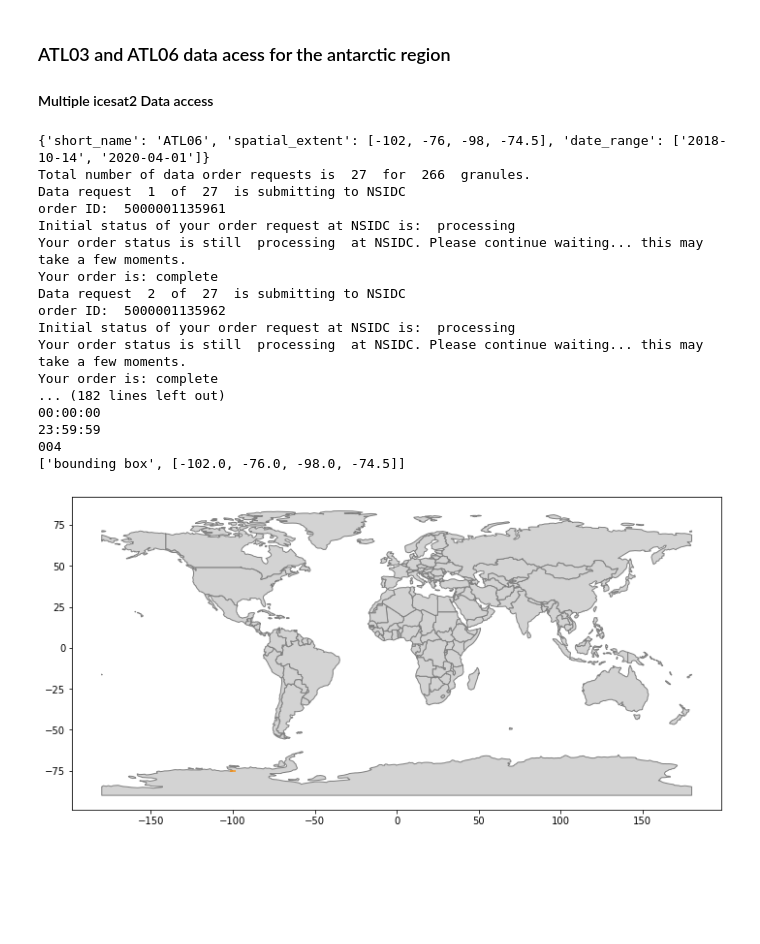
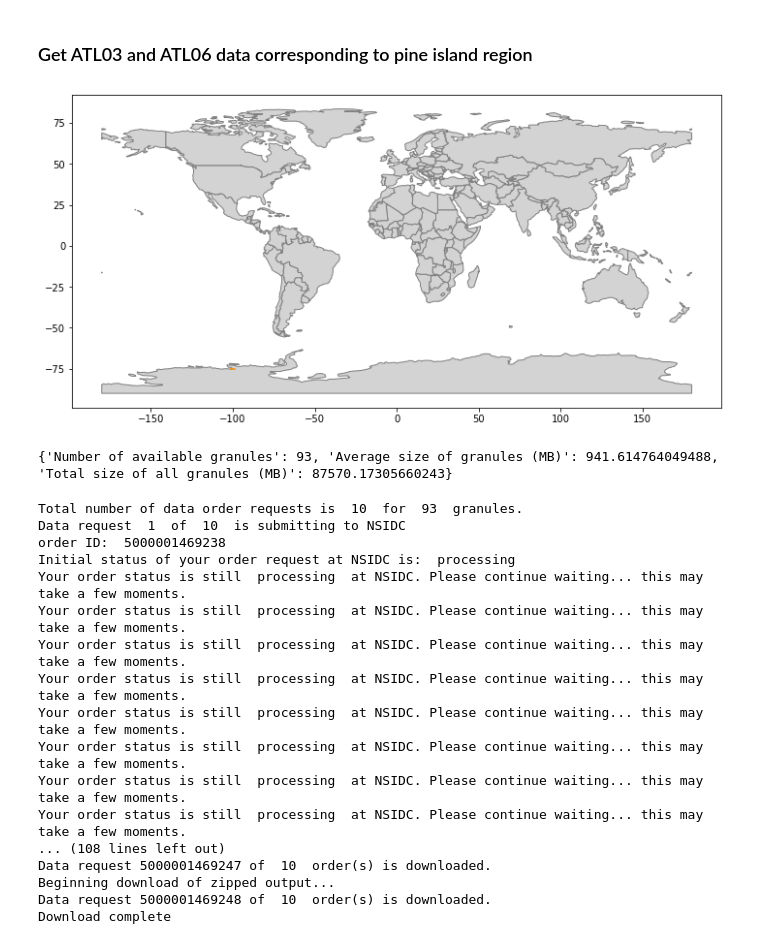
Before and after one commit to xinluo2018/icesat2, a Jupyter notebook: notebooks/data_access.ipynb, the cells around one changed output. Drawn from its saved outputs; the diff is of its cells as text; code cells hidden in the pictures; blank space fills up the shorter version.

```diff
--- a/notebooks/data_access.ipynb
+++ b/notebooks/data_access.ipynb
@@ -101,41 +6,41 @@ Download complete
 # %% [markdown]
-### ATL03 and ATL06 data acess for the antarctic region
-#### Multiple icesat2 Data access
+### Get ATL03 and ATL06 data corresponding to pine island region
-# %%
-spatial_extent = [-102, -76, -98, -74.5]
-earthdata_email='xinluo_xin@163.com'
-earthdata_uid='411795604'
-data_root= config.root + '/data/icesat2/land_ice_antarctic'
-
-# requests=[            # some bugs
-#     {   'short_name' : 'ATL06',
-#         'spatial_extent' : spatial_extent,
-#         'date_range' : ['2018-10-14','2020-04-01']},
-#     {   'short_name' :'ATL03',
-#         'spatial_extent' : spatial_extent,
-#         'date_range' : ['2019-12-28', '2019-12-29']}]
-requests=[
-    {   'short_name' : 'ATL06',
-        'spatial_extent' : spatial_extent,
-        'date_range' : ['2018-10-14','2020-04-01']}]
-
-multiple_is2_requests(earthdata_email, earthdata_uid, data_root, requests, subset=True, download=True);
-# %% [output]
-{'short_name': 'ATL06', 'spatial_extent': [-102, -76, -98, -74.5], 'date_range': ['2018-10-14', '2020-04-01']}
-Total number of data order requests is  27  for  266  granules.
-Data request  1  of  27  is submitting to NSIDC
-order ID:  5000001135961
-Initial status of your order request at NSIDC is:  processing
-Your order status is still  processing  at NSIDC. Please continue waiting... this may take a few moments.
-Your order is: complete
-Data request  2  of  27  is submitting to NSIDC
-order ID:  5000001135962
-Initial status of your order request at NSIDC is:  processing
-Your order status is still  processing  at NSIDC. Please continue waiting... this may take a few moments.
-Your order is: complete
-... (182 lines left out)
-00:00:00
-23:59:59
-004
-['bounding box', [-102.0, -76.0, -98.0, -74.5]]
-[figure, removed]
+# %%
+## Configure
+earthdata_uid = '411795604'  # for earthdata website login
+email = 'xinluo_xin@163.com'
+short_name_atl03 = 'ATL03'
+spatial_extent = [-102, -76, -98, -74.5]     # pine island
+date_range = ['2019-01-01','2019-6-30']
+path_down_data = 'data/icesat2/pineisland_atl03'
+# %%
+region_sel = ipx.Query(short_name_atl03, spatial_extent, date_range)
+# region_sel = ipx.Query(short_name_atl06, spatial_extent, date_range)
+region_sel.visualize_spatial_extent()
+print(region_sel.avail_granules())
+# %% [output]
+[figure, added]
+{'Number of available granules': 93, 'Average size of granules (MB)': 941.614764049488, 'Total size of all granules (MB)': 87570.17305660243}
+# %%
+# earthdata user login and data download
+region_sel.earthdata_login(earthdata_uid, email)
+region_sel.order_granules(email=False)
+region_sel.download_granules(path=path_down_data, verbose=False, subset=True)
+# %% [output]
+Total number of data order requests is  10  for  93  granules.
+Data request  1  of  10  is submitting to NSIDC
+order ID:  5000001469238
+Initial status of your order request at NSIDC is:  processing
+Your order status is still  processing  at NSIDC. Please continue waiting... this may take a few moments.
+Your order status is still  processing  at NSIDC. Please continue waiting... this may take a few moments.
+Your order status is still  processing  at NSIDC. Please continue waiting... this may take a few moments.
+Your order status is still  processing  at NSIDC. Please continue waiting... this may take a few moments.
+Your order status is still  processing  at NSIDC. Please continue waiting... this may take a few moments.
+Your order status is still  processing  at NSIDC. Please continue waiting... this may take a few moments.
+Your order status is still  processing  at NSIDC. Please continue waiting... this may take a few moments.
+Your order status is still  processing  at NSIDC. Please continue waiting... this may take a few moments.
+... (108 lines left out)
+Data request 5000001469247 of  10  order(s) is downloaded.
+Beginning download of zipped output...
+Data request 5000001469248 of  10  order(s) is downloaded.
+Download complete
```
Also changed, not shown: parts of 10 cells of this notebook, 23 other files.
